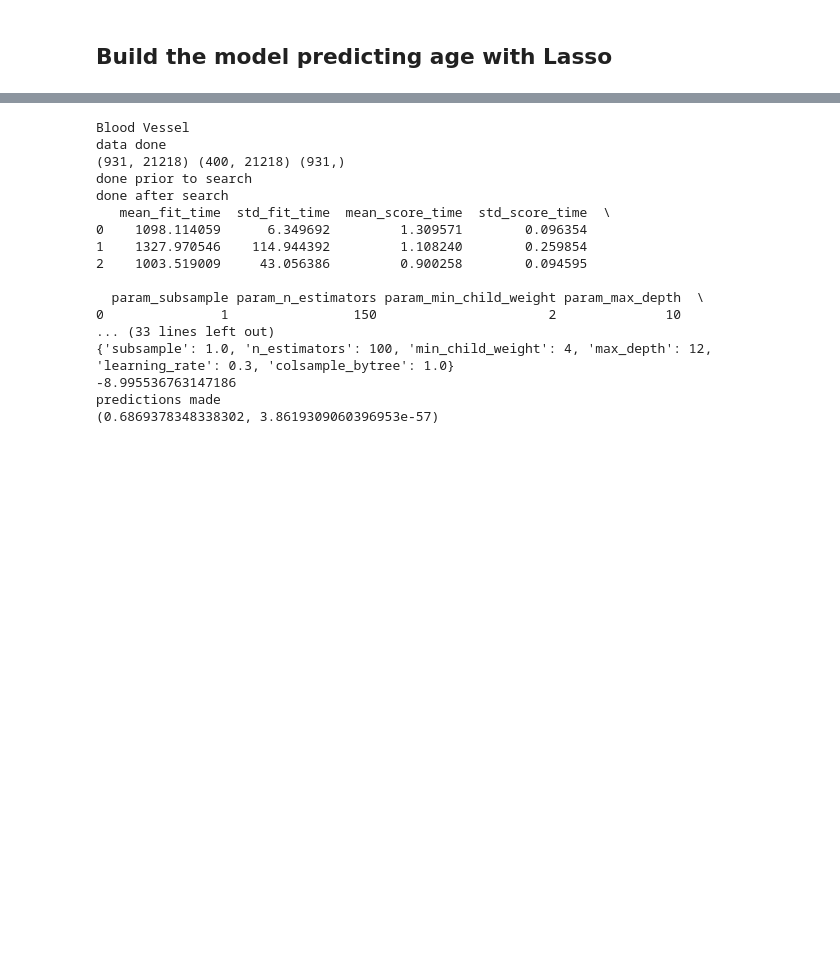
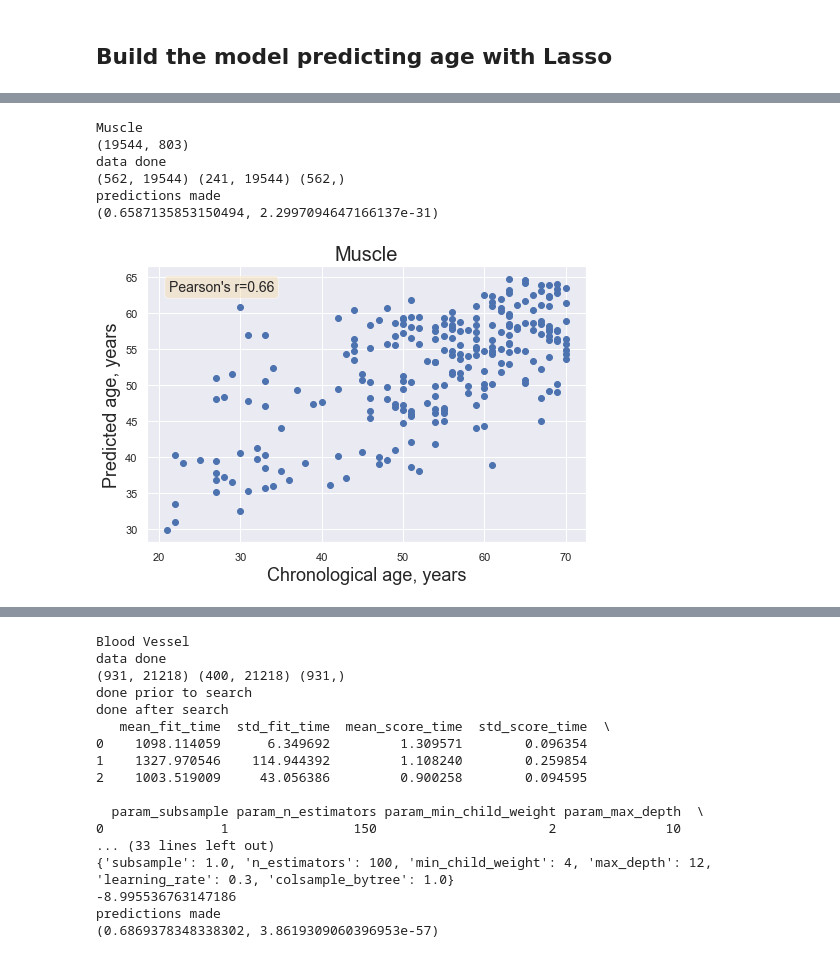
Before and after one commit to mdlu/aging-clock, a Jupyter notebook: GTEx_clock.ipynb, the cells around one changed output, grey strips where cells are left out. Saved outputs shown, nothing was run; the diff lists cells and outputs as text; code cells hidden in the pictures; blank space fills up the shorter version.

```diff
--- a/GTEx_clock.ipynb
+++ b/GTEx_clock.ipynb
@@ -540,0 +623,14 @@ true = {}
+# %%
+for i, tissue in enumerate(tissues[:1]): # try without the unnecessary randomizedsearchcv
+    print(tissue)
+    print(data[tissue].shape)
+    pearson_corr[tissue], true[tissue], prediction[tissue] = \
+    fit_xgboost_model(data[tissue], age[tissue])
+# %% [output]
+Muscle
+(19544, 803)
+data done
+(562, 19544) (241, 19544) (562,)
+predictions made
+(0.6587135853150494, 2.2997094647166137e-31)
+[figure, added]
```
Also changed, not shown: parts of 19 cells of this notebook.
